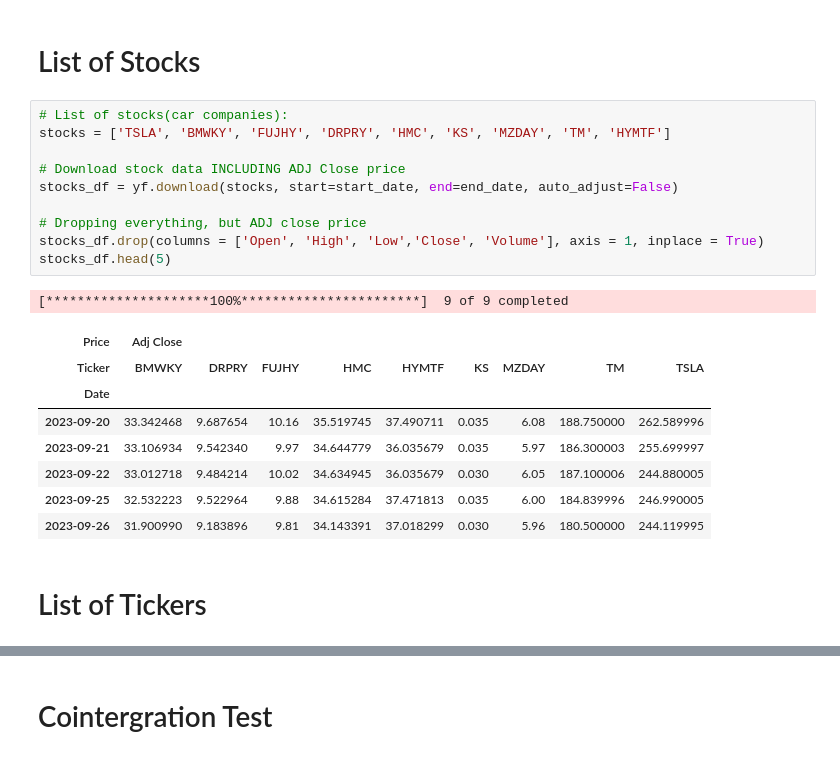
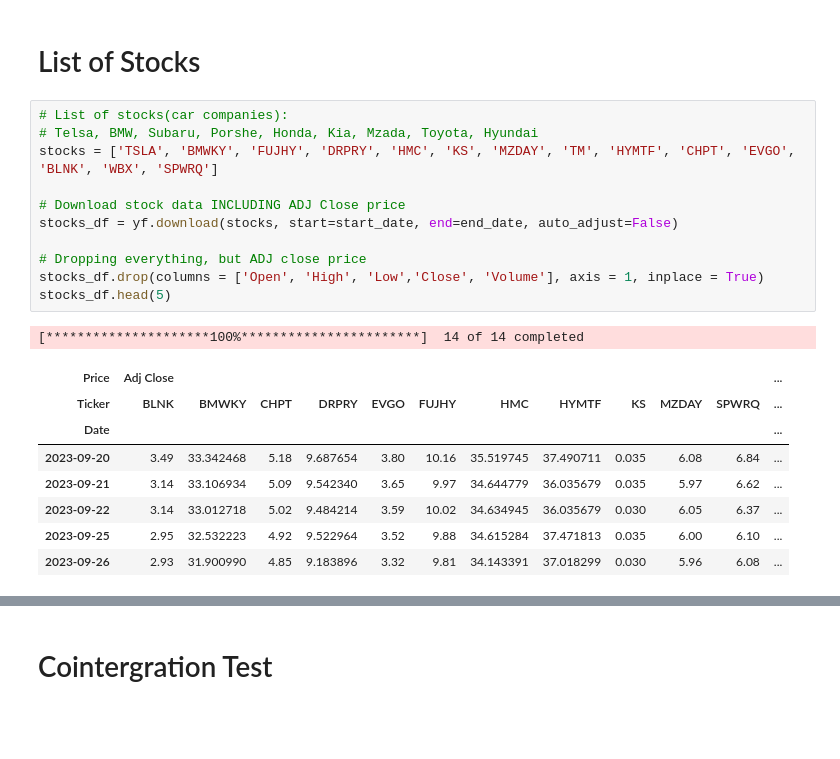
Before and after one commit to victoria-uriostegui/Pairs-Trading-Repo-ED-VU-Fall-24-, a Jupyter notebook: pairs_trading.ipynb, the cells around one changed output, grey strips where cells are left out. Cells and saved outputs as stored; diff of their text form; blank space fills up the shorter version.

```diff
--- a/pairs_trading.ipynb
+++ b/pairs_trading.ipynb
@@ -21,23 +21,22 @@ end_date = dt.datetime(2024, 9, 19)
 # List of Stocks
 # %%
 # List of stocks(car companies):
-stocks = ['TSLA', 'BMWKY', 'FUJHY', 'DRPRY', 'HMC', 'KS', 'MZDAY', 'TM', 'HYMTF']
+# Telsa, BMW, Subaru, Porshe, Honda, Kia, Mzada, Toyota, Hyundai
+stocks = ['TSLA', 'BMWKY', 'FUJHY', 'DRPRY', 'HMC', 'KS', 'MZDAY', 'TM', 'HYMTF', 'CHPT', 'EVGO', 'BLNK', 'WBX', 'SPWRQ']
 
 # Download stock data INCLUDING ADJ Close price
 stocks_df = yf.download(stocks, start=start_date, end=end_date, auto_adjust=False)
 
 # Dropping everything, but ADJ close price
 stocks_df.drop(columns = ['Open', 'High', 'Low','Close', 'Volume'], axis = 1, inplace = True)
 stocks_df.head(5)
 # %% [output]
-[*********************100%***********************]  9 of 9 completed
+[*********************100%***********************]  14 of 14 completed
-| Price | Adj Close |  |  |  |  |  |  |  |  |
-| Ticker | BMWKY | DRPRY | FUJHY | HMC | HYMTF | KS | MZDAY | TM | TSLA |
-| Date |  |  |  |  |  |  |  |  |  |
-| 2023-09-20 | 33.342468 | 9.687654 | 10.16 | 35.519745 | 37.490711 | 0.035 | 6.08 | 188.750000 | 262.589996 |
-| 2023-09-21 | 33.106934 | 9.542340 | 9.97 | 34.644779 | 36.035679 | 0.035 | 5.97 | 186.300003 | 255.699997 |
-| 2023-09-22 | 33.012718 | 9.484214 | 10.02 | 34.634945 | 36.035679 | 0.030 | 6.05 | 187.100006 | 244.880005 |
-| 2023-09-25 | 32.532223 | 9.522964 | 9.88 | 34.615284 | 37.471813 | 0.035 | 6.00 | 184.839996 | 246.990005 |
-| 2023-09-26 | 31.900990 | 9.183896 | 9.81 | 34.143391 | 37.018299 | 0.030 | 5.96 | 180.500000 | 244.119995 |
+| Price | Adj Close |  |  |  |  |  |  |  |  |  |  | ... |
+| Ticker | BLNK | BMWKY | CHPT | DRPRY | EVGO | FUJHY | HMC | HYMTF | KS | MZDAY | SPWRQ | ... |
+| Date |  |  |  |  |  |  |  |  |  |  |  | ... |
+| 2023-09-20 | 3.49 | 33.342468 | 5.18 | 9.687654 | 3.80 | 10.16 | 35.519745 | 37.490711 | 0.035 | 6.08 | 6.84 | ... |
+| 2023-09-21 | 3.14 | 33.106934 | 5.09 | 9.542340 | 3.65 | 9.97 | 34.644779 | 36.035679 | 0.035 | 5.97 | 6.62 | ... |
+| 2023-09-22 | 3.14 | 33.012718 | 5.02 | 9.484214 | 3.59 | 10.02 | 34.634945 | 36.035679 | 0.030 | 6.05 | 6.37 | ... |
+| 2023-09-25 | 2.95 | 32.532223 | 4.92 | 9.522964 | 3.52 | 9.88 | 34.615284 | 37.471813 | 0.035 | 6.00 | 6.10 | ... |
+| 2023-09-26 | 2.93 | 31.900990 | 4.85 | 9.183896 | 3.32 | 9.81 | 34.143391 | 37.018299 | 0.030 | 5.96 | 6.08 | ... |
-# %% [markdown]
-# List of Tickers
```
Also changed, not shown: parts of 7 cells of this notebook.
